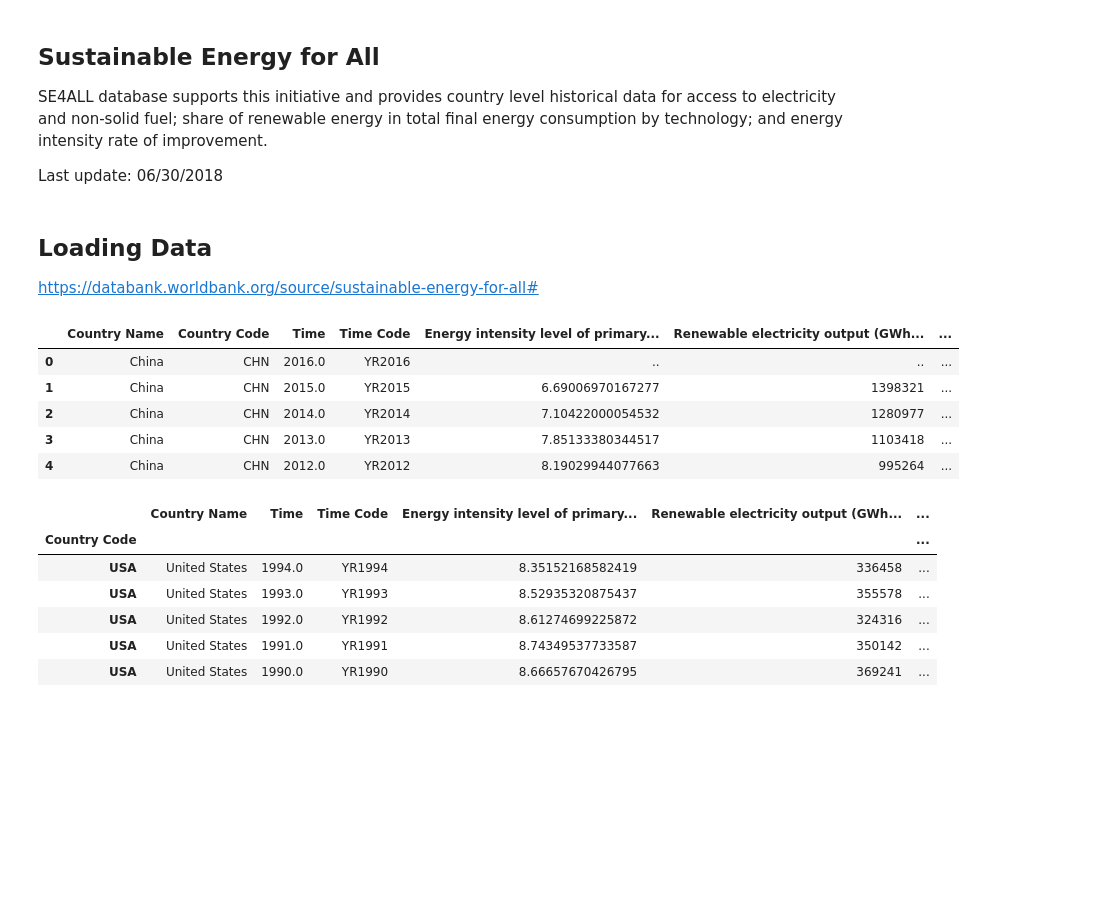
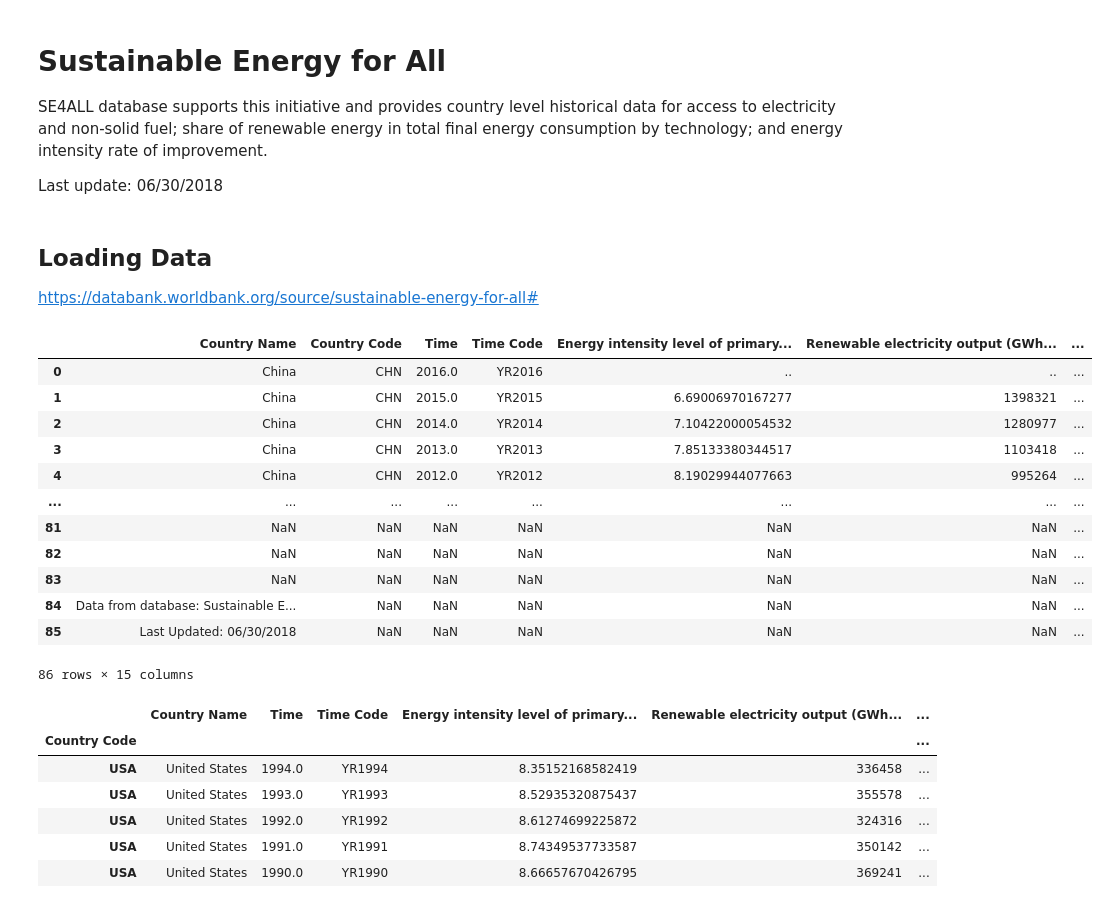
Before and after one commit to ximegargo012-droid/Energy, a Jupyter notebook: Energy.ipynb, the cells around one changed output. Drawn from its saved outputs; the diff is of its cells as text; code cells hidden in the pictures; blank space fills up the shorter version.

```diff
--- a/Energy.ipynb
+++ b/Energy.ipynb
@@ -1,5 +1,5 @@
 # %% [markdown]
-## Sustainable Energy for All
+# Sustainable Energy for All
 
 SE4ALL database supports this initiative and provides country level historical data for access to electricity and non-solid fuel; share of renewable energy in total final energy consumption by technology; and energy intensity rate of improvement.
 
@@ -13,14 +13,21 @@ import matplotlib.pyplot as plt
 https://databank.worldbank.org/source/sustainable-energy-for-all#
 # %%
 dfSE=pd.read_csv("c8af4998-3aa0-4d79-9215-033c6814116c_Data.csv")
-display(dfSE.head())
+display(dfSE)
 # %% [output]
 |  | Country Name | Country Code | Time | Time Code | Energy intensity level of primary... | Renewable electricity output (GWh... | ... |
 | 0 | China | CHN | 2016.0 | YR2016 | .. | .. | ... |
 | 1 | China | CHN | 2015.0 | YR2015 | 6.69006970167277 | 1398321 | ... |
 | 2 | China | CHN | 2014.0 | YR2014 | 7.10422000054532 | 1280977 | ... |
 | 3 | China | CHN | 2013.0 | YR2013 | 7.85133380344517 | 1103418 | ... |
 | 4 | China | CHN | 2012.0 | YR2012 | 8.19029944077663 | 995264 | ... |
+| ... | ... | ... | ... | ... | ... | ... | ... |
+| 81 | NaN | NaN | NaN | NaN | NaN | NaN | ... |
+| 82 | NaN | NaN | NaN | NaN | NaN | NaN | ... |
+| 83 | NaN | NaN | NaN | NaN | NaN | NaN | ... |
+| 84 | Data from database: Sustainable E... | NaN | NaN | NaN | NaN | NaN | ... |
+| 85 | Last Updated: 06/30/2018 | NaN | NaN | NaN | NaN | NaN | ... |
+86 rows × 15 columns
 # %%
 dfSE.set_index("Country Code",inplace=True)
 # %%
```
Also changed, not shown: parts of 15 cells of this notebook.
